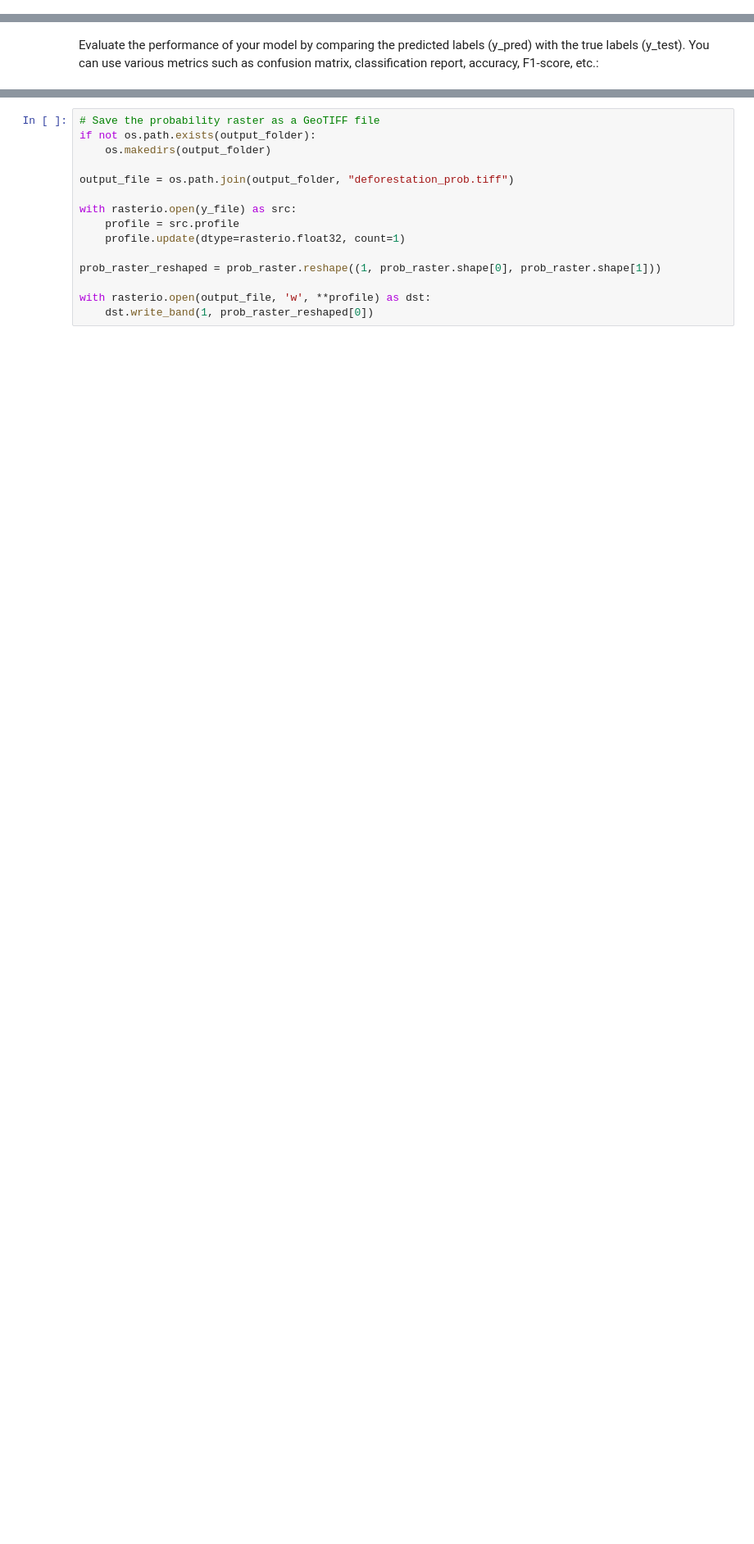
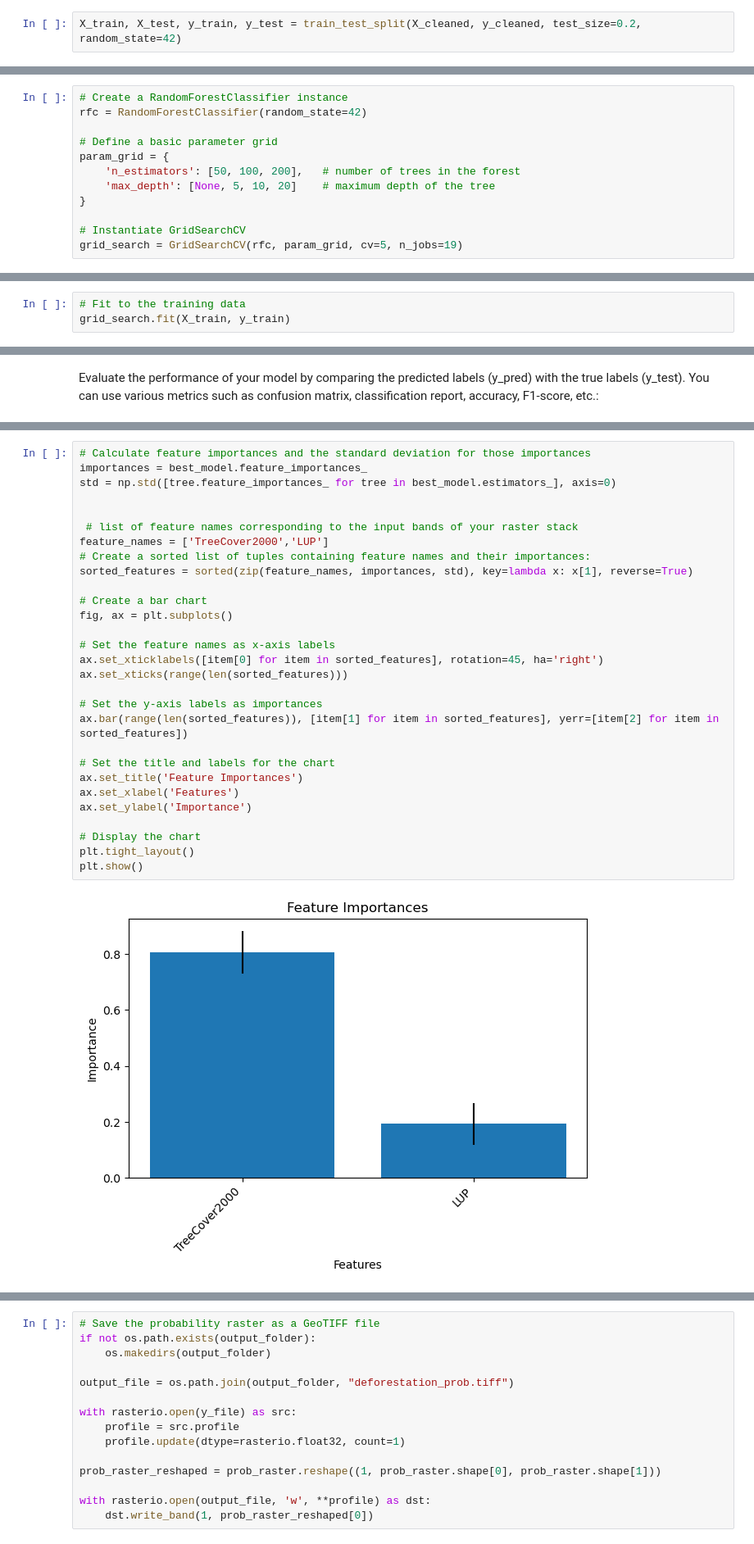
Before and after one commit to cp-PYFOREST/PYFOREST-ML, a Jupyter notebook: 04-models/random-forest_validate-lup.ipynb, the cells around one changed output, grey strips where cells are left out. Shown at 82% size. Drawn from its saved outputs; the diff is of its cells as text; blank space fills up the shorter version.

```diff
--- a/04-models/random-forest_validate-lup.ipynb
+++ b/04-models/random-forest_validate-lup.ipynb
@@ -280,0 +143,2 @@ KeyboardInterrupt:
+# %%
+X_train, X_test, y_train, y_test = train_test_split(X_cleaned, y_cleaned, test_size=0.2, random_state=42)
@@ -280,0 +147,12 @@ KeyboardInterrupt:
+# %%
+# Create a RandomForestClassifier instance
+rfc = RandomForestClassifier(random_state=42)
+
+# Define a basic parameter grid
+param_grid = {
+    'n_estimators': [50, 100, 200],   # number of trees in the forest
+    'max_depth': [None, 5, 10, 20]    # maximum depth of the tree
+}
+
+# Instantiate GridSearchCV
+grid_search = GridSearchCV(rfc, param_grid, cv=5, n_jobs=19)
@@ -280,0 +184,3 @@ KeyboardInterrupt:
+# %%
+# Fit to the training data
+grid_search.fit(X_train, y_train)
@@ -446,0 +357,31 @@ weighted avg       1.00      1.00      1.00  19950331
+# %%
+# Calculate feature importances and the standard deviation for those importances
+importances = best_model.feature_importances_
+std = np.std([tree.feature_importances_ for tree in best_model.estimators_], axis=0)
+
+
+ # list of feature names corresponding to the input bands of your raster stack
+feature_names = ['TreeCover2000','LUP']
+# Create a sorted list of tuples containing feature names and their importances:
+sorted_features = sorted(zip(feature_names, importances, std), key=lambda x: x[1], reverse=True)
+
+# Create a bar chart
+fig, ax = plt.subplots()
+
+# Set the feature names as x-axis labels
+ax.set_xticklabels([item[0] for item in sorted_features], rotation=45, ha='right')
+ax.set_xticks(range(len(sorted_features)))
+
+# Set the y-axis labels as importances
+ax.bar(range(len(sorted_features)), [item[1] for item in sorted_features], yerr=[item[2] for item in sorted_features])
+
+# Set the title and labels for the chart
+ax.set_title('Feature Importances')
+ax.set_xlabel('Features')
+ax.set_ylabel('Importance')
+
+# Display the chart
+plt.tight_layout()
+plt.show()
+# %% [output]
+[figure, added]
```
Also changed, not shown: parts of 64 cells of this notebook, 17 other files.
